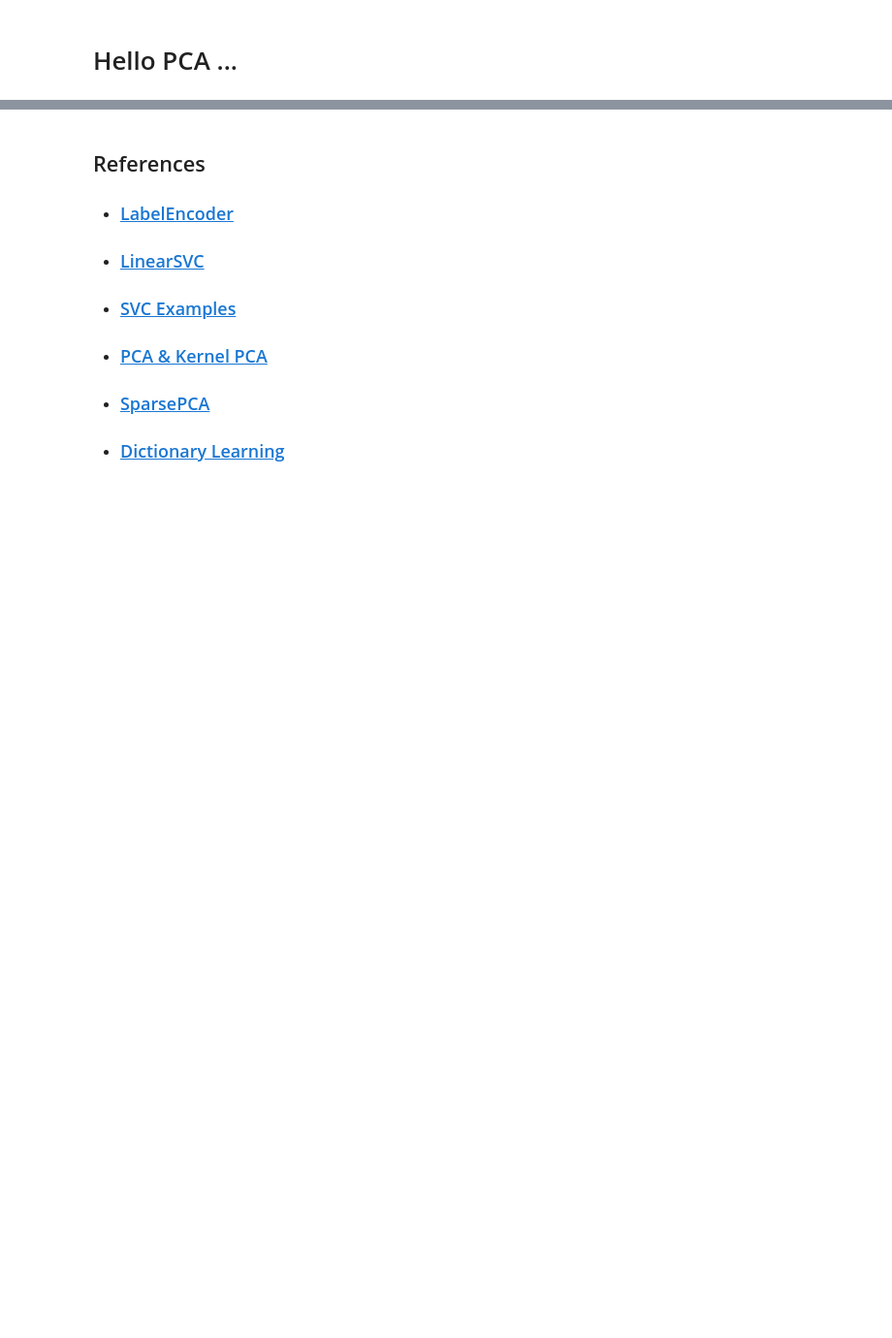
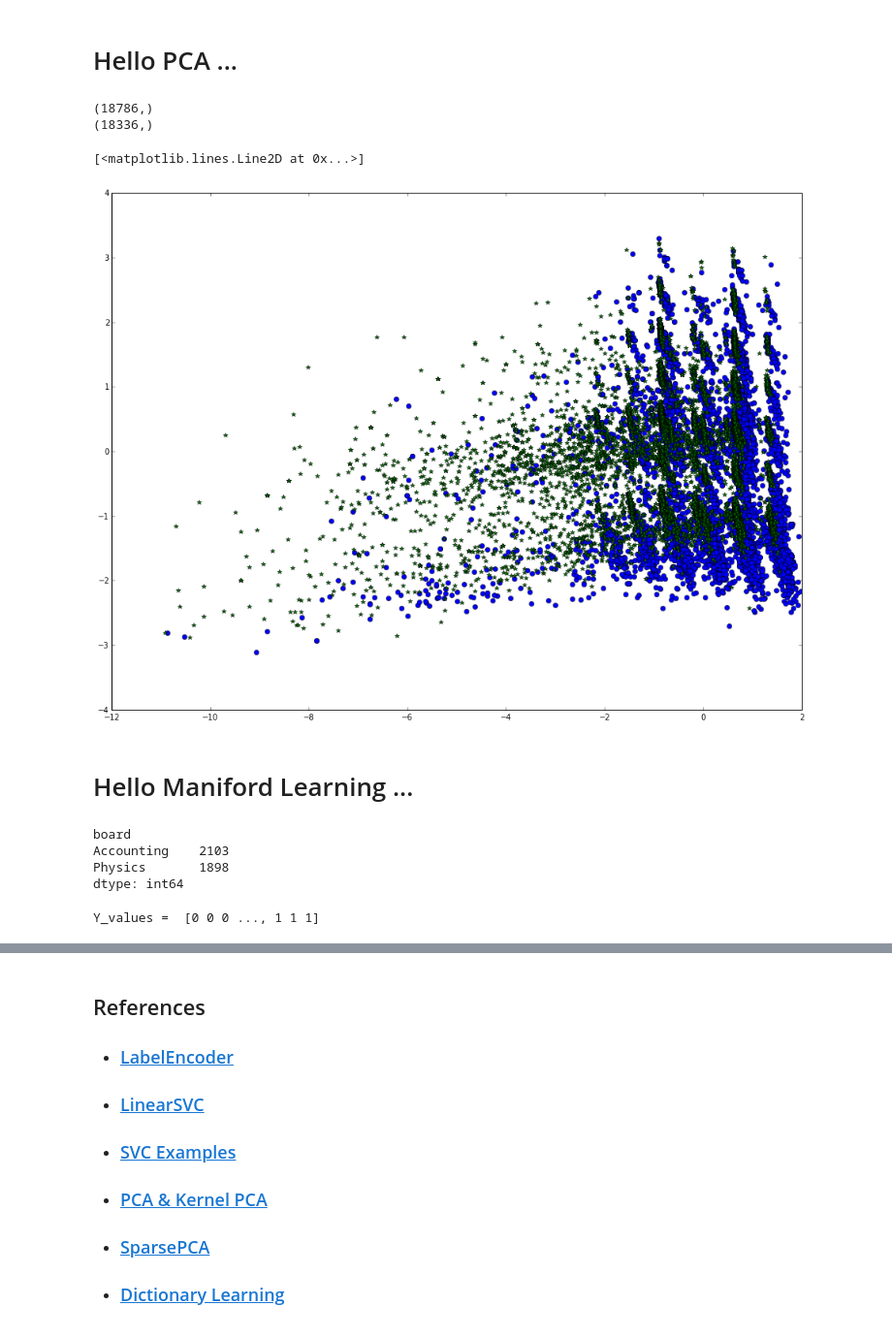
Before and after one commit to c3h3/NCCU-PyData-Courses-2013Spring, a Jupyter notebook: Lecture6/NLP/IntroNLPsldies.ipynb, the cells around one changed output, grey strips where cells are left out. Shown at 97% size. Saved outputs shown, nothing was run; the diff lists cells and outputs as text; code cells hidden in the pictures; blank space fills up the shorter version.

```diff
--- a/Lecture6/NLP/IntroNLPsldies.ipynb
+++ b/Lecture6/NLP/IntroNLPsldies.ipynb
@@ -328,5 +462,0 @@ data_tfidf = vec_tfidf.fit_transform(articles_df["title"])
-# %%
-dtm_df = pd.DataFrame(data_tfidf.toarray())
-dtm_df.columns = vec_tfidf.get_feature_names()
-dtm_df["board"] = articles_df["Board"]
-dtm_df.head(10)
@@ -513,6 +544,6 @@ np.mean((Y_values - pred_Y)**2) =  0.0814880663757
 # %% [markdown]
 # Hello PCA ...
 # %%
-# from sklearn.decomposition import PCA
-# pca = PCA(n_components=2)
-# X_pca = pca.fit_transform(X_values)
+from sklearn.decomposition import PCA
+pca = PCA(n_components=2)
+X_pca = pca.fit_transform(X_values)
@@ -528,0 +550,19 @@ np.mean((Y_values - pred_Y)**2) =  0.0814880663757
+# %%
+print Accounting_ix.shape
+print Physics_ix.shape
+pylab.plot(X_pca[Accounting_ix,0],X_pca[Accounting_ix,1],"o")
+pylab.plot(X_pca[Physics_ix,0],X_pca[Physics_ix,1],"*")
+# %% [output]
+(18786,)
+(18336,)
+[<matplotlib.lines.Line2D at 0x...>]
+[figure, added]
+# %% [markdown]
+# Hello Maniford Learning ...
+# %%
+dtm_df.ix[:4000].groupby("board").size()
+# %% [output]
+board
+Accounting    2103
+Physics       1898
+dtype: int64
@@ -528,0 +571,13 @@ np.mean((Y_values - pred_Y)**2) =  0.0814880663757
+# %%
+X_values = sample_df.drop("board",axis=1).values
+Y_values_W = sample_df["board"].values
+
+le = preprocessing.LabelEncoder()
+
+
+le.fit(list(set(Y_values_W)))
+Y_values = le.transform(Y_values_W)
+
+print "Y_values = ",Y_values
+# %% [output]
+Y_values =  [0 0 0 ..., 1 1 1]
```
Also changed, not shown: parts of 113 cells of this notebook, 4 other files.
